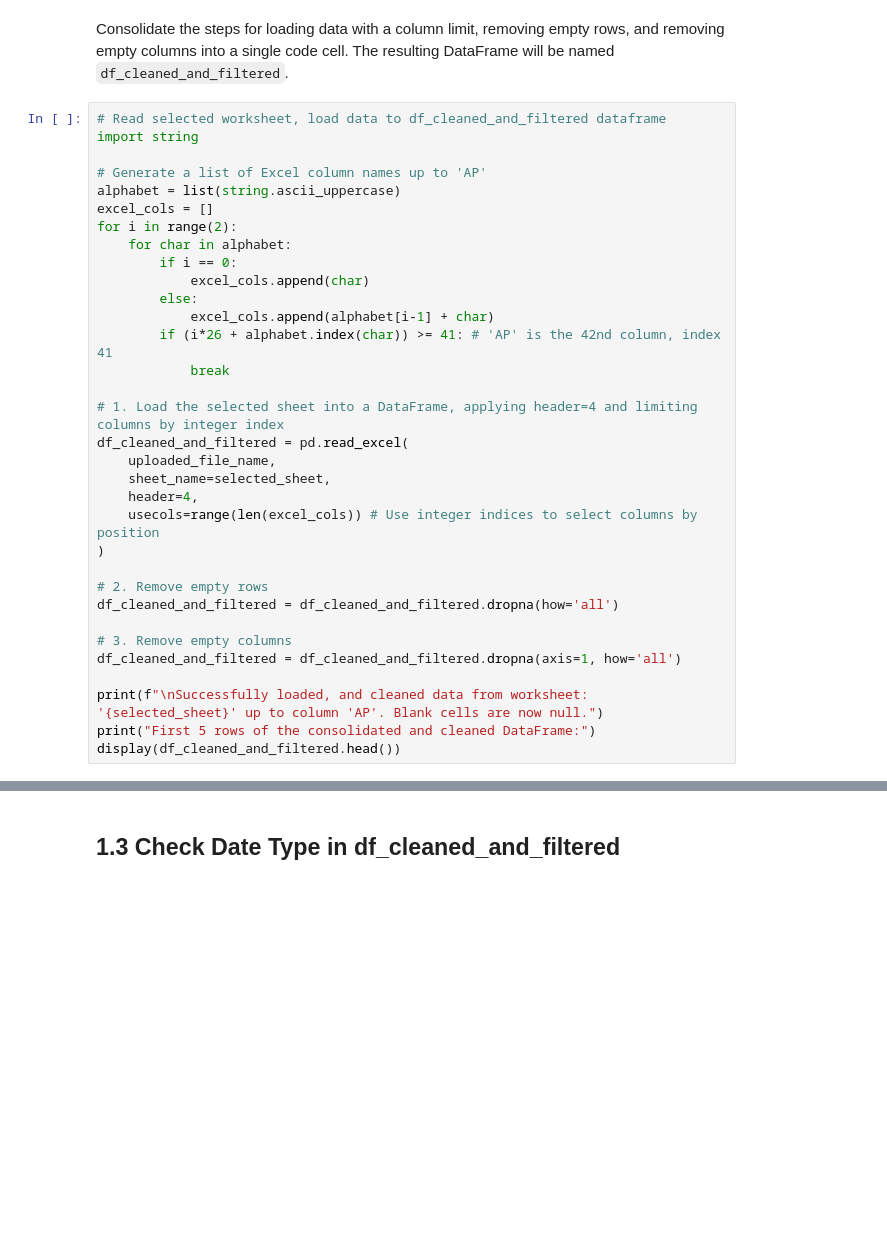
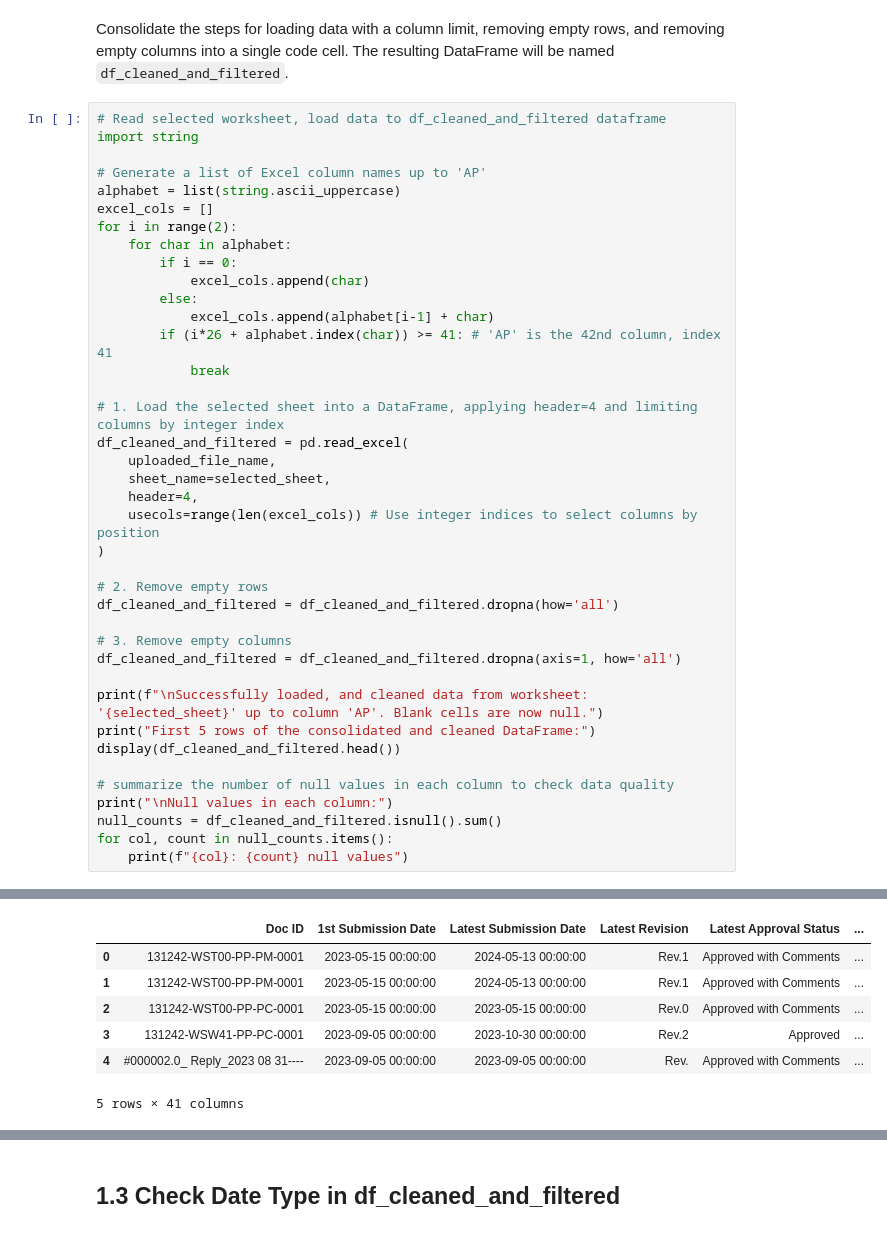
Before and after one commit to chinwarsoon/Engineering-and-Design, a Jupyter notebook: dcc/dcc_mdl.ipynb, the cells around one changed output, grey strips where cells are left out. Saved outputs shown, nothing was run; the diff lists cells and outputs as text; blank space fills up the shorter version.

```diff
--- a/dcc/dcc_mdl.ipynb
+++ b/dcc/dcc_mdl.ipynb
@@ -107,3 +171,10 @@ df_cleaned_and_filtered = df_cleaned_and_filtered.dropna(axis=1, how='all')
 print(f"\nSuccessfully loaded, and cleaned data from worksheet: '{selected_sheet}' up to column 'AP'. Blank cells are now null.")
 print("First 5 rows of the consolidated and cleaned DataFrame:")
 display(df_cleaned_and_filtered.head())
+
+# summarize the number of null values in each column to check data quality
+print("\nNull values in each column:")
+null_counts = df_cleaned_and_filtered.isnull().sum()
+for col, count in null_counts.items():
+    print(f"{col}: {count} null values")
+# %% [output]
@@ -109,0 +183,7 @@ display(df_cleaned_and_filtered.head())
+|  | Doc ID | 1st Submission Date | Latest Submission Date | Latest Revision | Latest Approval Status | ... |
+| 0 | 131242-WST00-PP-PM-0001 | 2023-05-15 00:00:00 | 2024-05-13 00:00:00 | Rev.1 | Approved with Comments | ... |
+| 1 | 131242-WST00-PP-PM-0001 | 2023-05-15 00:00:00 | 2024-05-13 00:00:00 | Rev.1 | Approved with Comments | ... |
+| 2 | 131242-WST00-PP-PC-0001 | 2023-05-15 00:00:00 | 2023-05-15 00:00:00 | Rev.0 | Approved with Comments | ... |
+| 3 | 131242-WSW41-PP-PC-0001 | 2023-09-05 00:00:00 | 2023-10-30 00:00:00 | Rev.2 | Approved | ... |
+| 4 | #000002.0_ Reply_2023 08 31---- | 2023-09-05 00:00:00 | 2023-09-05 00:00:00 | Rev. | Approved with Comments | ... |
+5 rows × 41 columns
```
Also changed, not shown: parts of 54 cells of this notebook, 2 other files.
